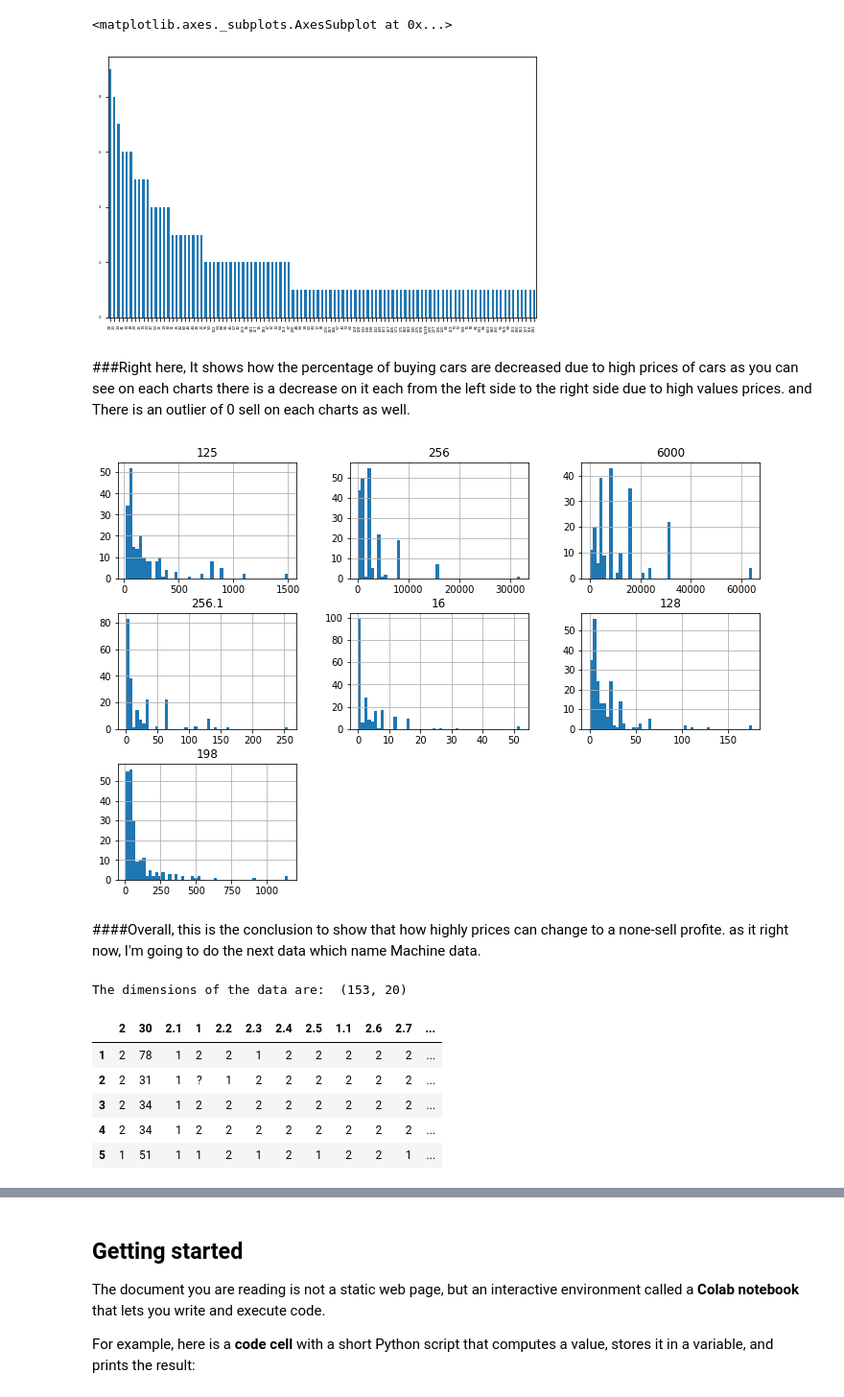
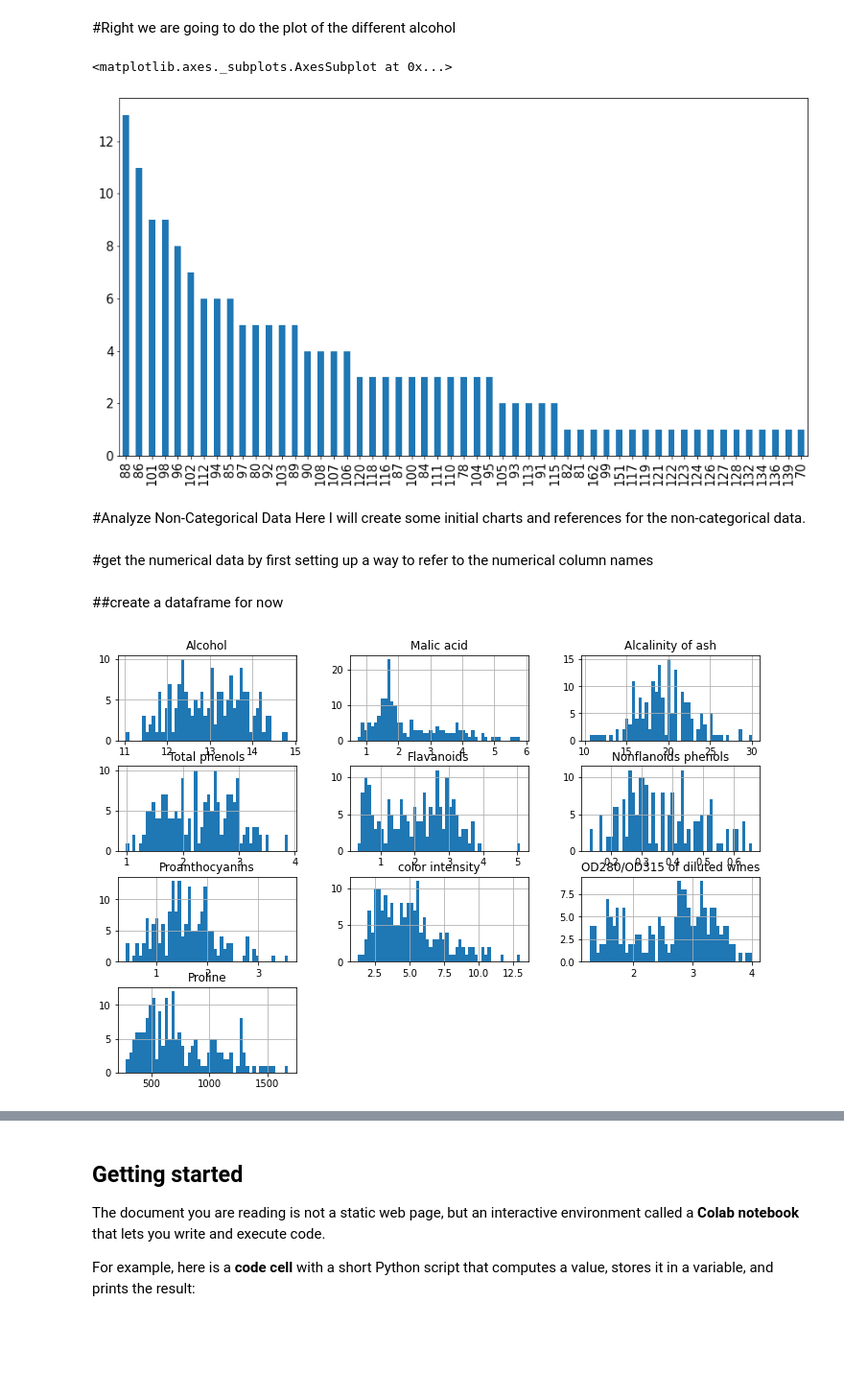
Before and after one commit to MarkeyArnault/Markey, a Jupyter notebook: Welcome_To_Colaboratory.ipynb, the cells around one changed output, grey strips where cells are left out. Shown: that part at 96% size. Cells and saved outputs as stored; diff of their text form; code cells hidden in the pictures; blank space fills up the shorter version.

```diff
--- a/Welcome_To_Colaboratory.ipynb
+++ b/Welcome_To_Colaboratory.ipynb
@@ -7,15 +19,11 @@ import matplotlib.pyplot as plt
 import missingno as msno
 import seaborn as sns
 
-column_names = ['buying', 'maint', 'doors', 'person', 'persons', 'lug_boot', 'safety']
+column_names = [ 'Alcohol' , 'Malic acid' , 'ash' , 'Alcalinity of ash' , 'Magnesium' , 'Total phenols' , 'Flavanoids' , 'Nonflanoids phenols' , 'Proanthocyanins' , 'color intensity' , 'Hue' , 'OD280/OD315 of diluted wines' , 'Proline' ]
 
-df = pd.read_csv('https://raw.githubusercontent.com/MarkeyArnault/Markey/main/car.data')
+df = pd.read_csv ("https://raw.githubusercontent.com/MarkeyArnault/Markey/main/wine.data", header=None, names = column_names)
 
-df_original = df.copy()
-
-df = df.drop(0)
-
-print('The dimensions of the data are: ', df.shape)
+print('The dimensions of the data are: ')
 
 df.head()
 # %% [output]
@@ -78,0 +81,7 @@ memory usage: 17.8+ KB
+# %%
+df = df.drop(['Hue'],axis = 1)
+df_original = df.copy()
+
+column_names.remove('Hue')
+
+df.info()
@@ -78,0 +110,7 @@ memory usage: 17.8+ KB
+# %%
+df = df.drop(['ash'],axis = 1)
+df_original = df.copy()
+
+column_names.remove('ash')
+
+df.info()
@@ -78,0 +144,7 @@ memory usage: 17.8+ KB
+# %%
+column_names = [ 'Alcohol' , 'Malic acid' , 'ash' , 'Alcalinity of ash' , 'Magnesium' , 'Total phenols' , 'Flavanoids' , 'Nonflanoids phenols' , 'Proanthocyanins' , 'color intensity' , 'Hue' , 'OD280/OD315 of diluted wines' , 'Proline' ]
+
+df[['Alcohol' , 'Malic acid' , 'Alcalinity of ash' , 'Total phenols' , 'Flavanoids' , 'Nonflanoids phenols' , 'Proanthocyanins' , 'color intensity']] = \
+    df[['Alcohol' , 'Malic acid' , 'Alcalinity of ash' , 'Total phenols' , 'Flavanoids' , 'Nonflanoids phenols' , 'Proanthocyanins' , 'color intensity']].apply(pd.to_numeric)
+
+df.head()
@@ -91,8 +203,13 @@ df.describe()
+# %% [markdown]
+#Right we are going to do the plot of the different alcohol
 # %%
-plt.figure(figsize=(8,5))
-df['199'].value_counts().plot(kind='bar', fontsize = 4)
+plt.figure(figsize=(15,8))
+df['Magnesium'].value_counts().plot(kind='bar', fontsize = 15)
 # %% [output]
 <matplotlib.axes._subplots.AxesSubplot at 0x...>
-[figure, old version]
+[figure, new version]
-# %% [markdown]
-###Right here, It shows how the percentage of buying cars are decreased due to high prices of cars as you can see on each charts there is a decrease on it each from the left side to the right side due to high values prices. and There is an outlier of 0 sell on each charts as well.
+# %% [markdown]
+#Analyze Non-Categorical Data
+Here I will create some initial charts and references for the non-categorical data.
+# %% [markdown]
+#get the numerical data by first setting up a way to refer to the numerical column names
@@ -99,35 +218,9 @@ df['199'].value_counts().plot(kind='bar', fontsize = 4)
+# %% [markdown]
+##create a dataframe for now
 # %%
-df_numerical = df.drop(['199'],axis = 1)
+df_numerical = df.drop(['Magnesium'],axis = 1)
 
 df_numerical.hist(bins=50, figsize=(12,8))
 plt.show()
 # %% [output]
-[figure, old version]
+[figure, new version]
-# %% [markdown]
-####Overall, this is the conclusion to show that how highly prices can change to a none-sell profite. as it right now, I'm going to do the next data which name Machine data.
-# %%
-import pandas as pd
-import numpy as np
-import matplotlib.pyplot as plt
-import missingno as msno
-import seaborn as sns
-
-column_names = ['class', 'age', 'sex', 'steroid', 'antivirals', 'fatigue', 'malease', 'anorexia', 'liver big', 'liver firm', 'spleen palpable', 'spiders', 'ascites', 'varices', 'bilirubin', 'alk phosphate', 'sgot', 'albumin', 'protime', 'histology']
-
-df = pd.read_csv('https://raw.githubusercontent.com/MarkeyArnault/Markey/main/hepatitis.data')
-
-df_original = df.copy()
-
-df = df.drop(0)
-
-print('The dimensions of the data are: ', df.shape)
-
-df.head()
-# %% [output]
-The dimensions of the data are:  (153, 20)
-|  | 2 | 30 | 2.1 | 1 | 2.2 | 2.3 | 2.4 | 2.5 | 1.1 | 2.6 | 2.7 | ... |
-| 1 | 2 | 78 | 1 | 2 | 2 | 1 | 2 | 2 | 2 | 2 | 2 | ... |
-| 2 | 2 | 31 | 1 | ? | 1 | 2 | 2 | 2 | 2 | 2 | 2 | ... |
-| 3 | 2 | 34 | 1 | 2 | 2 | 2 | 2 | 2 | 2 | 2 | 2 | ... |
-| 4 | 2 | 34 | 1 | 2 | 2 | 2 | 2 | 2 | 2 | 2 | 2 | ... |
-| 5 | 1 | 51 | 1 | 1 | 2 | 1 | 2 | 1 | 2 | 2 | 1 | ... |
```
Also changed, not shown: parts of 54 cells of this notebook.
